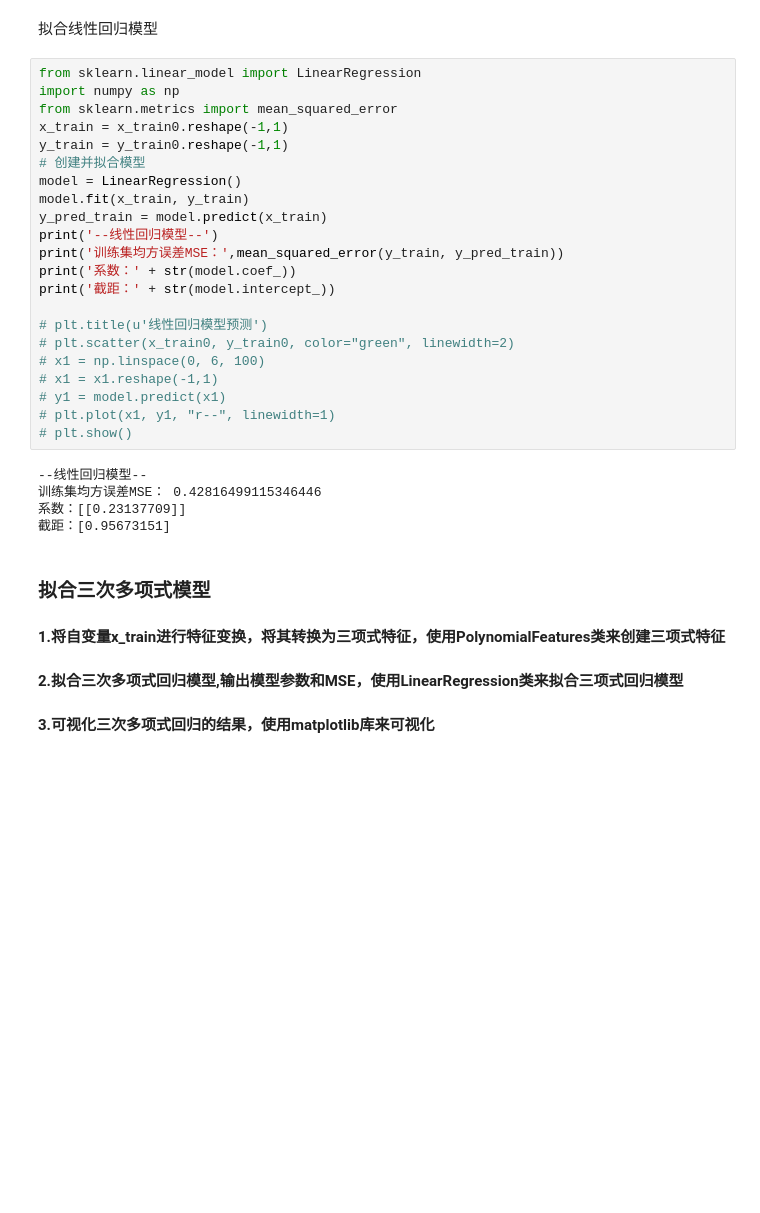
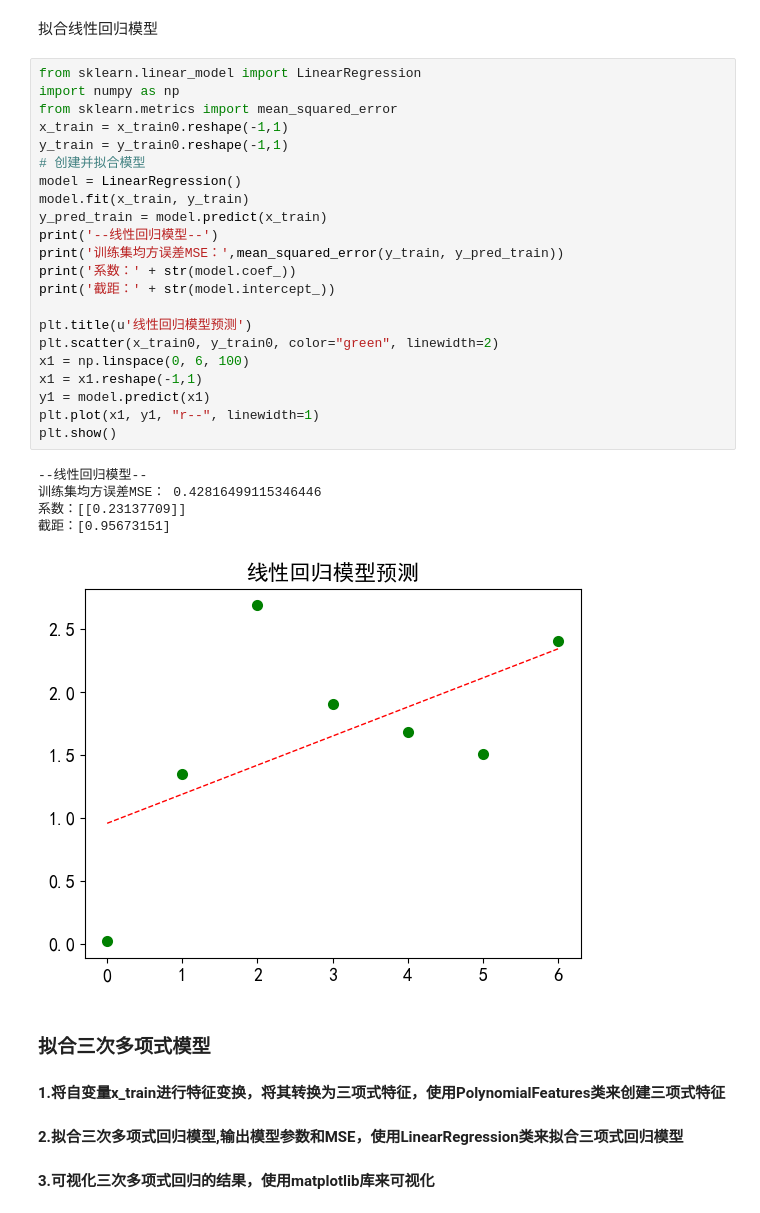
Before and after one commit to yabin00/ML, a Jupyter notebook: project2.ipynb, the cells around one changed output. Cells and saved outputs as stored; diff of their text form; blank space fills up the shorter version.

```diff
--- a/project2.ipynb
+++ b/project2.ipynb
@@ -217,30 +205,31 @@ plt.show()
 # %%
 from sklearn.linear_model import LinearRegression
 import numpy as np
 from sklearn.metrics import mean_squared_error
 x_train = x_train0.reshape(-1,1)
 y_train = y_train0.reshape(-1,1)
 # 创建并拟合模型
 model = LinearRegression()
 model.fit(x_train, y_train)
 y_pred_train = model.predict(x_train)
 print('--线性回归模型--')
 print('训练集均方误差MSE：',mean_squared_error(y_train, y_pred_train))
 print('系数：' + str(model.coef_))
 print('截距：' + str(model.intercept_))
 
-# plt.title(u'线性回归模型预测')
-# plt.scatter(x_train0, y_train0, color="green", linewidth=2)
-# x1 = np.linspace(0, 6, 100)
-# x1 = x1.reshape(-1,1)
-# y1 = model.predict(x1)
-# plt.plot(x1, y1, "r--", linewidth=1)
-# plt.show()
+plt.title(u'线性回归模型预测')
+plt.scatter(x_train0, y_train0, color="green", linewidth=2)
+x1 = np.linspace(0, 6, 100)
+x1 = x1.reshape(-1,1)
+y1 = model.predict(x1)
+plt.plot(x1, y1, "r--", linewidth=1)
+plt.show()
 # %% [output]
 --线性回归模型--
 训练集均方误差MSE： 0.42816499115346446
 系数：[[0.23137709]]
 截距：[0.95673151]
+[figure, added]
 # %% [markdown]
 ### 拟合三次多项式模型
 #### 1.将自变量x_train进行特征变换，将其转换为三项式特征，使用PolynomialFeatures类来创建三项式特征
```
Also changed, not shown: parts of 8 cells of this notebook.
